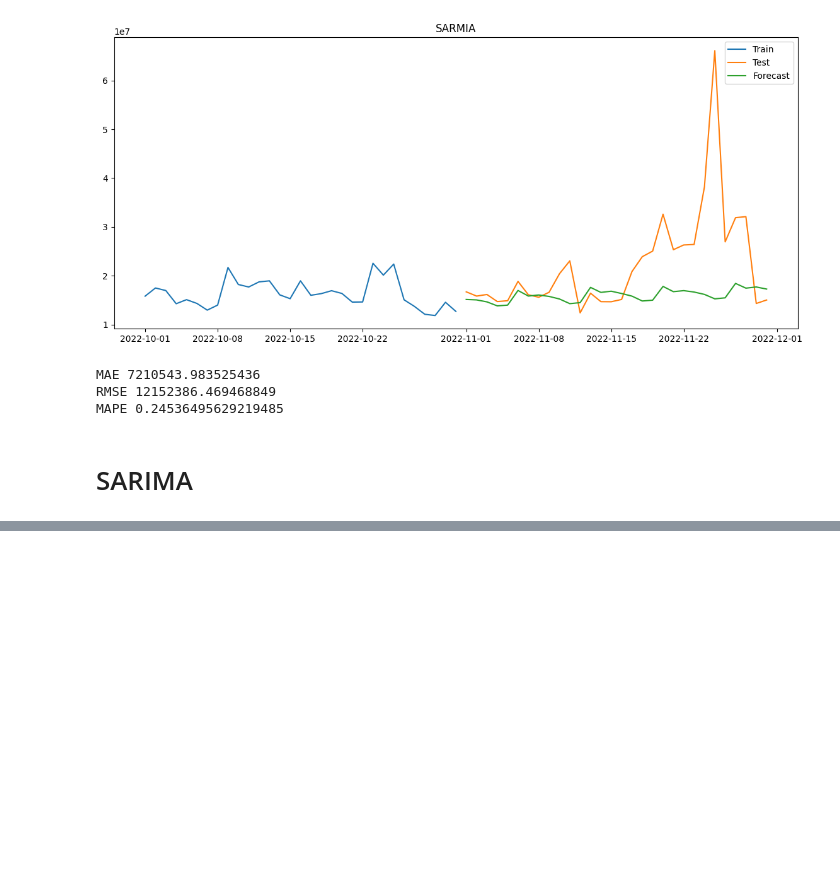
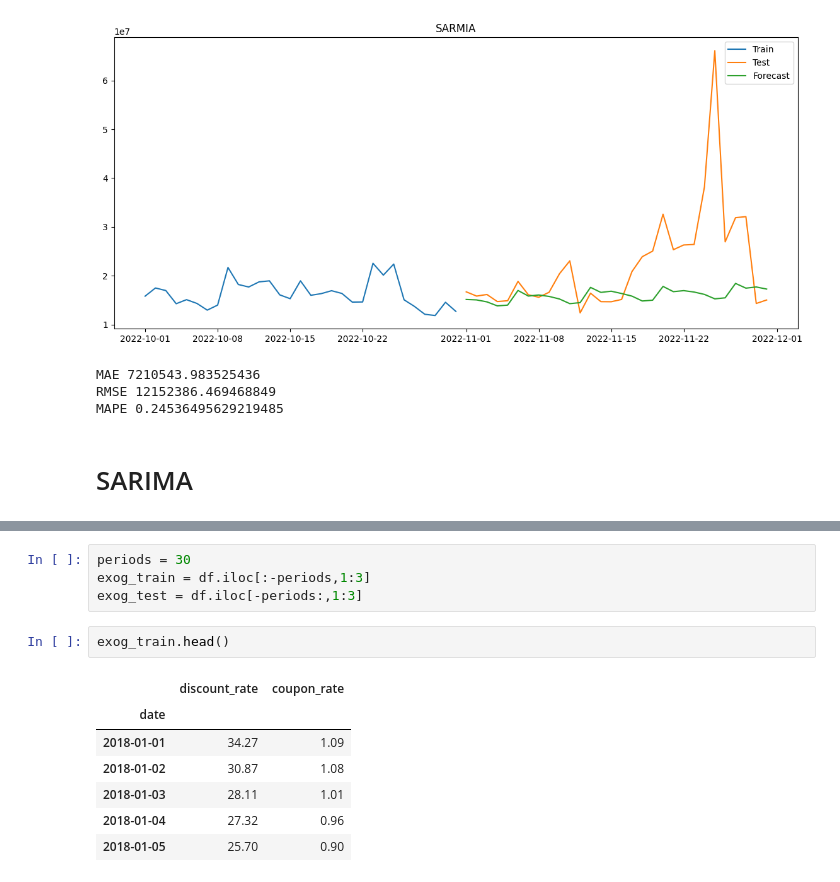
Before and after one commit to anandreddy05/Daily_Revenue_Forecasting, a Jupyter notebook: notebooks/models.ipynb, the cells around one changed output, grey strips where cells are left out. Drawn from its saved outputs; the diff is of its cells as text; blank space fills up the shorter version.

```diff
--- a/notebooks/models.ipynb
+++ b/notebooks/models.ipynb
@@ -181,0 +211,14 @@ MAPE 0.24536495629219485
+# %%
+periods = 30
+exog_train = df.iloc[:-periods,1:3]
+exog_test = df.iloc[-periods:,1:3]
+# %%
+exog_train.head()
+# %% [output]
+|  | discount_rate | coupon_rate |
+| date |  |  |
+| 2018-01-01 | 34.27 | 1.09 |
+| 2018-01-02 | 30.87 | 1.08 |
+| 2018-01-03 | 28.11 | 1.01 |
+| 2018-01-04 | 27.32 | 0.96 |
+| 2018-01-05 | 25.70 | 0.90 |
```
Also changed, not shown: parts of 11 cells of this notebook.
